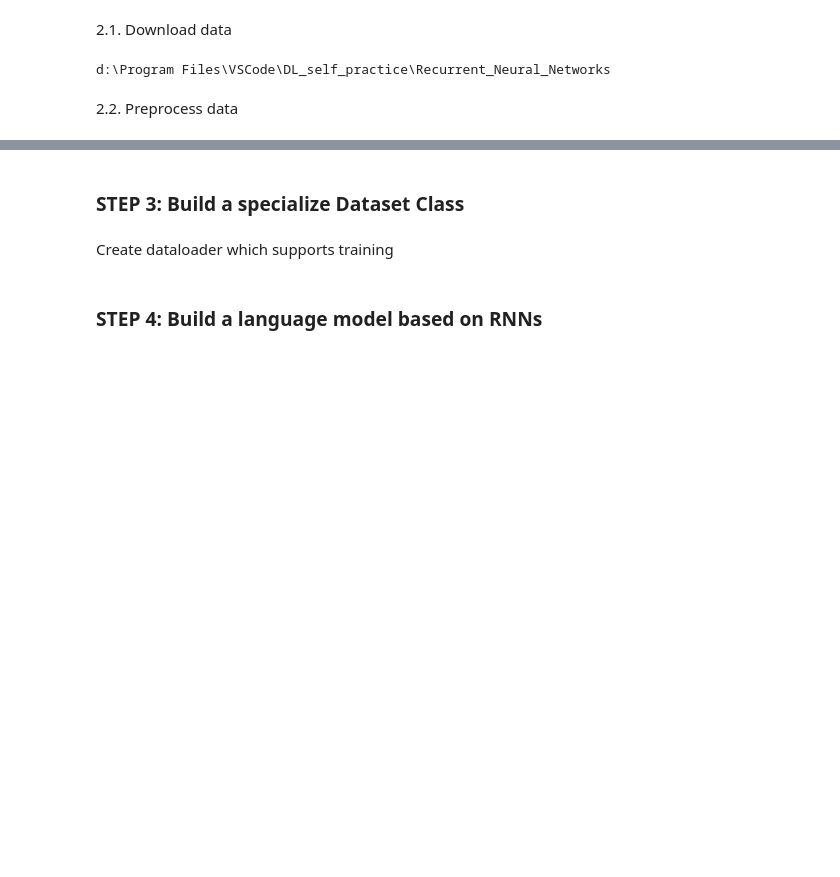
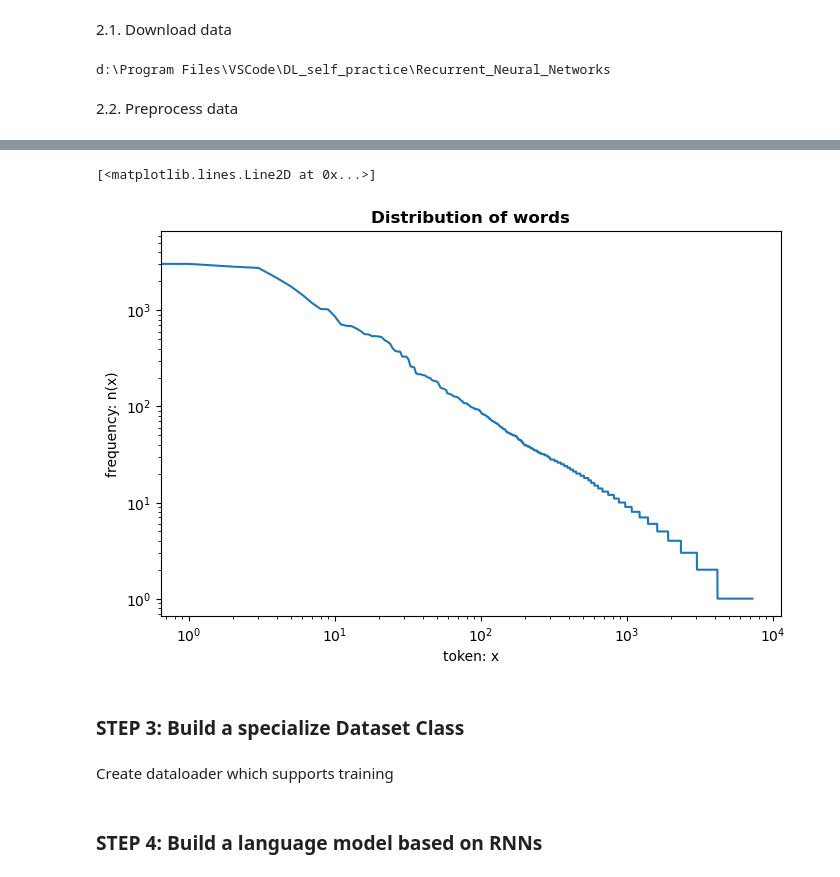
Before and after one commit to ArrayPowerPlay/DL_self_practice, a Jupyter notebook: Recurrent_Neural_Networks/rnn.ipynb, the cells around one changed output, grey strips where cells are left out. Drawn from its saved outputs; the diff is of its cells as text; code cells hidden in the pictures; blank space fills up the shorter version.

```diff
--- a/Recurrent_Neural_Networks/rnn.ipynb
+++ b/Recurrent_Neural_Networks/rnn.ipynb
@@ -50,0 +53,5 @@ encoded = vocab[words]
+# %%
+# Print the 10 most frequent words
+freqs = vocab.token_freqs
+for item in freqs[:10]:
+    print(item)
@@ -51,3 +69,16 @@ encoded = vocab[words]
+# %%
+# Show the distribution of words in text
+freq = [freq for word, freq in freqs]
+plt.figure(figsize=(8, 5))
+plt.xlabel('token: x')
+plt.ylabel('frequency: n(x)')
+plt.xscale('log')
+plt.yscale('log')
+plt.title('Distribution of words', fontweight='bold')
+plt.plot(freq)
+# %% [output]
+[<matplotlib.lines.Line2D at 0x...>]
+[figure, added]
 # %% [markdown]
 ### STEP 3: Build a specialize Dataset Class
 # %%
```
Also changed, not shown: parts of 4 cells of this notebook, 2 other files.
